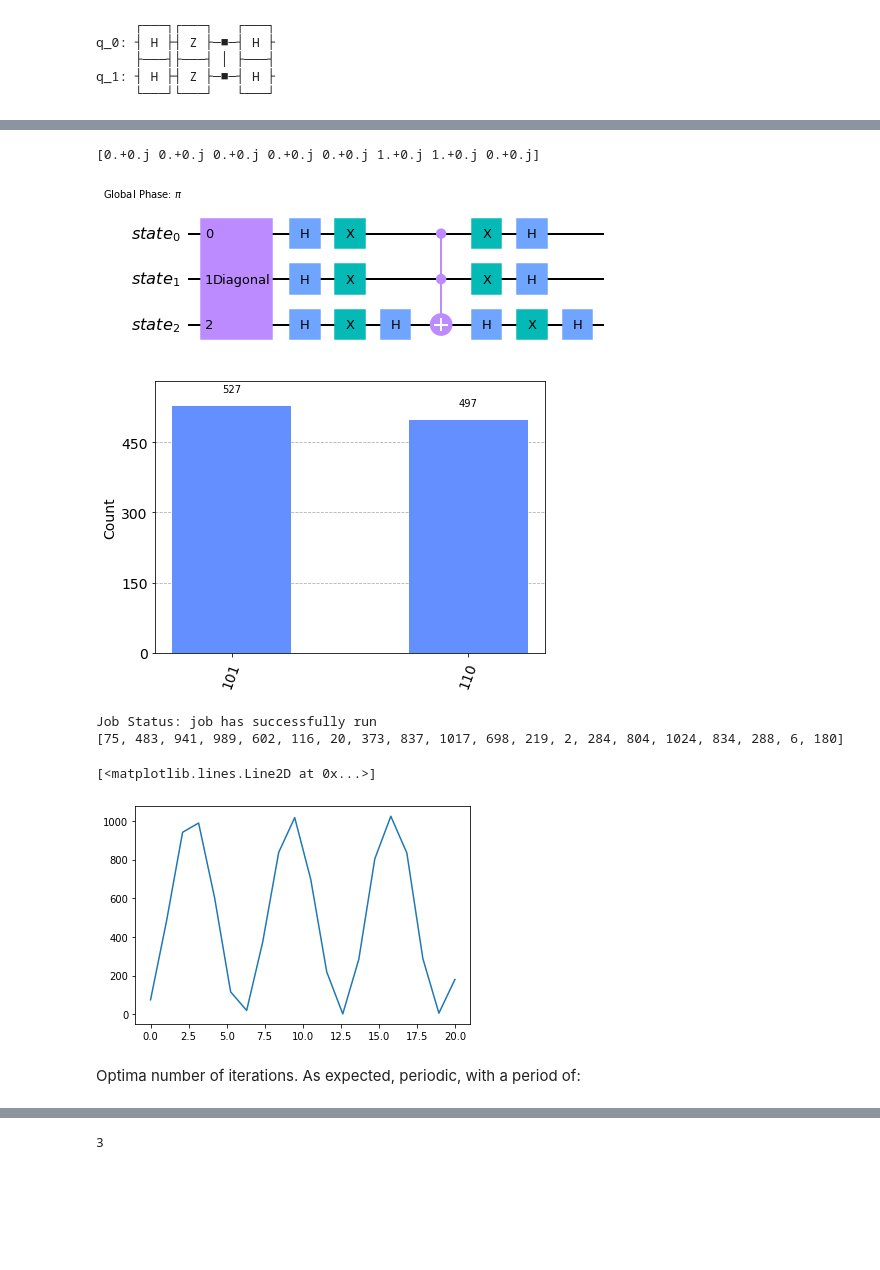
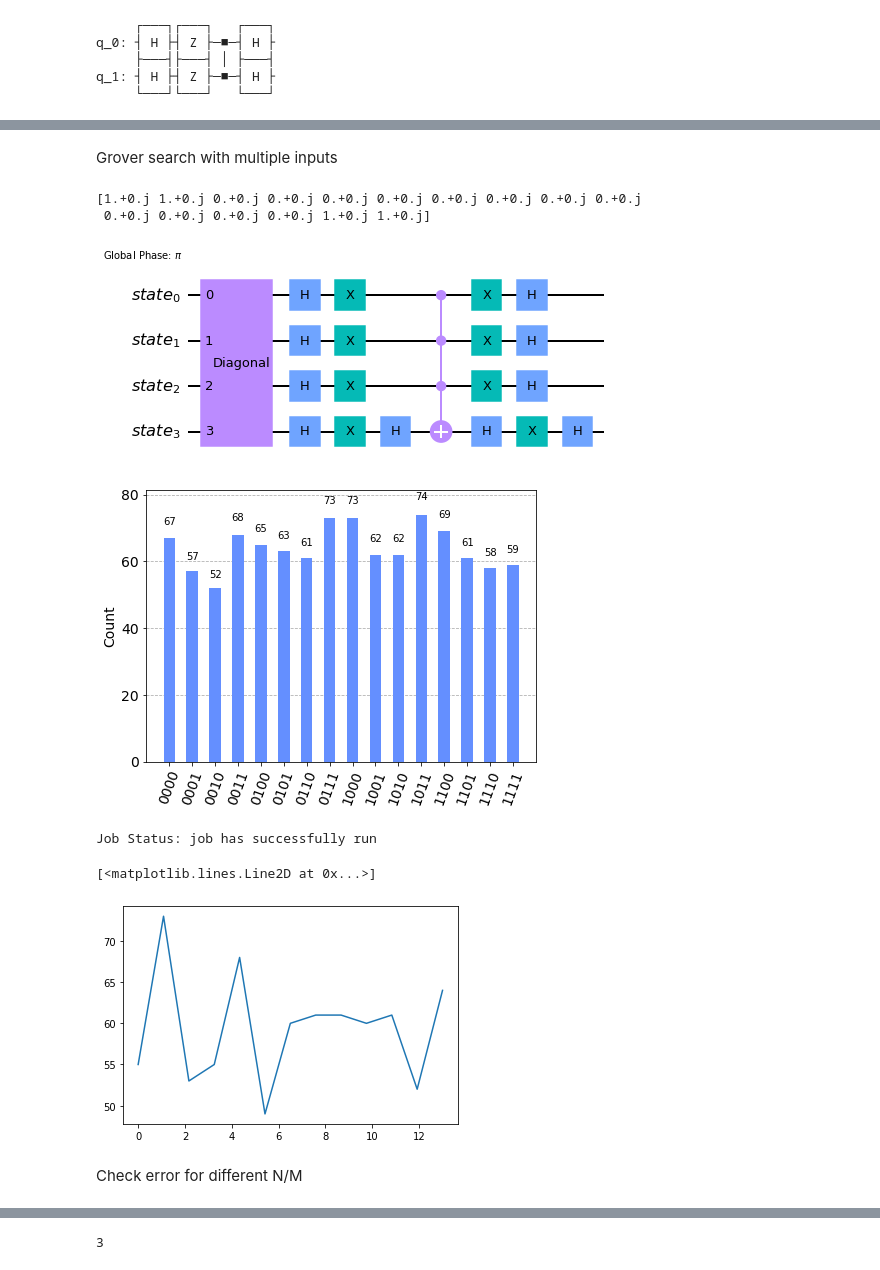
Before and after one commit to Kakimatyi/Grover-s-algo, a Jupyter notebook: Grover_algo.ipynb, the cells around one changed output, grey strips where cells are left out. Cells and saved outputs as stored; diff of their text form; code cells hidden in the pictures; blank space fills up the shorter version.

```diff
--- a/Grover_algo.ipynb
+++ b/Grover_algo.ipynb
@@ -125,42 +115,47 @@ Job Status: job has successfully run
+# %% [markdown]
+Grover search with multiple inputs
 # %%
-sample = '0110'
+good_state = ['0001', '1111', '1110', '0000'] #these are numbers in binary form
+oracle = Statevector([1,1,0,0,0,0,0,0,0,0,0,0,0,0,1,1])
+#Consider all the numbers that can be represented by 4 bits, order them, the good_states's index will be 1
 
-good_state = ['110','101']
-oracle = Statevector([0,0,0,0,0,1,1,0])
-
+sample = '1001'
 #oracle = Statevector.from_label(sample) #creates staevector from winner sample
 
 print(np.around(oracle,2))
-problem = AmplificationProblem(oracle, is_good_state=good_state) #
+problem = AmplificationProblem(oracle, is_good_state=good_state)
 
 grover_circuits = []
 for iteration in range(0,20): #experimental test for multiple layers
     grover = Grover(iterations=iteration)
     circuit = grover.construct_circuit(problem) #this constructs the grover circ from the amplification problem, given a sample
     circuit.measure_all()
     grover_circuits.append(circuit)
 
 grover_circuits[10].draw()
 problem.grover_operator.decompose().draw(output='mpl')
 # %% [output]
-[0.+0.j 0.+0.j 0.+0.j 0.+0.j 0.+0.j 1.+0.j 1.+0.j 0.+0.j]
+[1.+0.j 1.+0.j 0.+0.j 0.+0.j 0.+0.j 0.+0.j 0.+0.j 0.+0.j 0.+0.j 0.+0.j
+ 0.+0.j 0.+0.j 0.+0.j 0.+0.j 1.+0.j 1.+0.j]
-[figure, old version]
+[figure, new version]
 # %%
 # Simulate and plot results
 aer_simulator = Aer.get_backend('aer_simulator')
-transpiled_qc = transpile(grover_circuits[1], aer_simulator)
+transpiled_qc = transpile(grover_circuits[3], aer_simulator)
 qobj = assemble(transpiled_qc)
 result = aer_simulator.run(qobj).result()
 plot_histogram(result.get_counts())
 # %% [output]
-[figure, old version]
+[figure, new version]
 # %%
 #this job monitor is more tunable
 from qiskit.tools.monitor import job_monitor
 transpiled_grover_circuit = transpile(grover_circuits[1], backend, optimization_level=3)
 job = backend.run(transpiled_grover_circuit)
 job_monitor(job, interval=2)
-answers = []
+
+answers = [] #ppick one of the winning states, and check Grover's succesful findings
+sample_count = 0
 
 for i in range(0,20):
     job = execute(grover_circuits[i], backend, shots = 1024)
@@ -168,16 +163,15 @@ for i in range(0,20):
     result.get_counts()
     results = job.result()
     answer = results.get_counts(grover_circuits[i])
-    answers.append(answer[sample])
+    if sample in answer.keys(): #sometimes, it doesn't find it at all
+       answers.append(answer[sample])
+       sample_count +=1
 
 plot_histogram(answer)
-print(answers)
-iters = np.linspace(0,20,20)
+
+iters = np.linspace(0,sample_count,sample_count)
 plt.plot(iters, answers)
 # %% [output]
 Job Status: job has successfully run
-[75, 483, 941, 989, 602, 116, 20, 373, 837, 1017, 698, 219, 2, 284, 804, 1024, 834, 288, 6, 180]
 [<matplotlib.lines.Line2D at 0x...>]
-[figure, old version]
+[figure, new version]
-# %% [markdown]
-Optima number of iterations. As expected, periodic, with a period of:
@@ -183,0 +197,2 @@ Optima number of iterations. As expected, periodic, with a period of:
+# %% [markdown]
+Check error for different N/M
```
Also changed, not shown: parts of 6 cells of this notebook.
